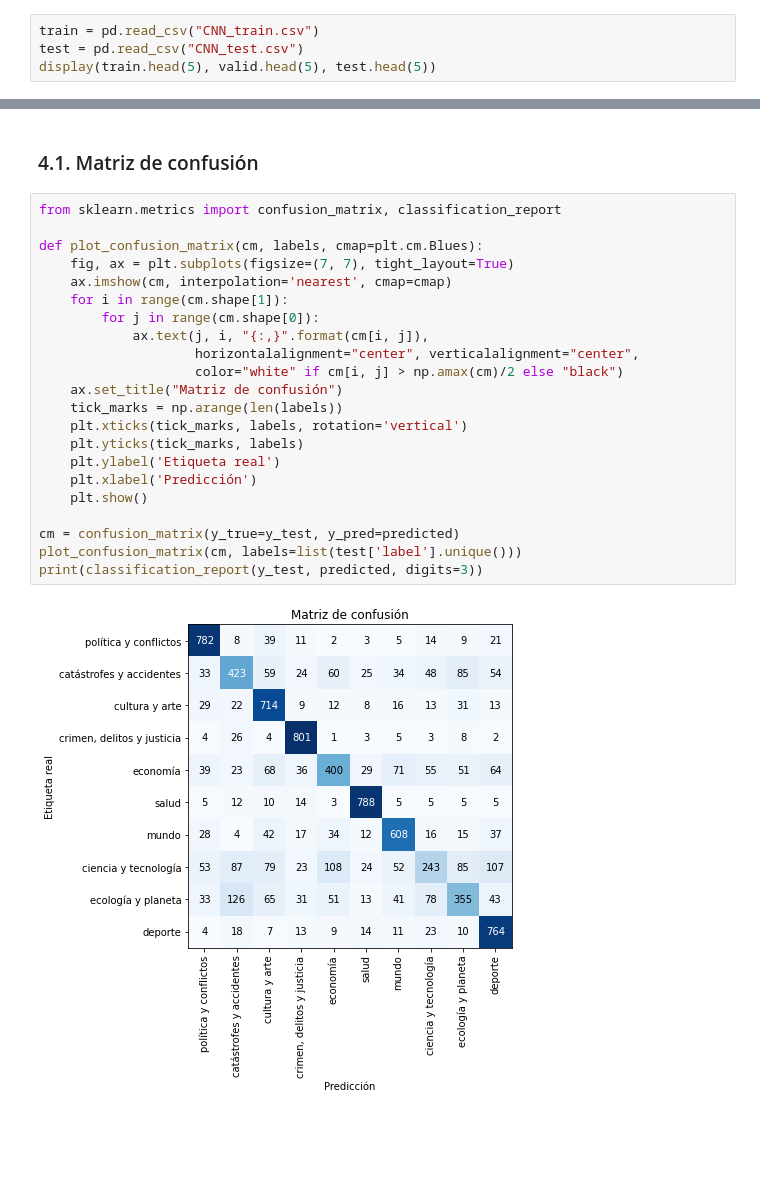
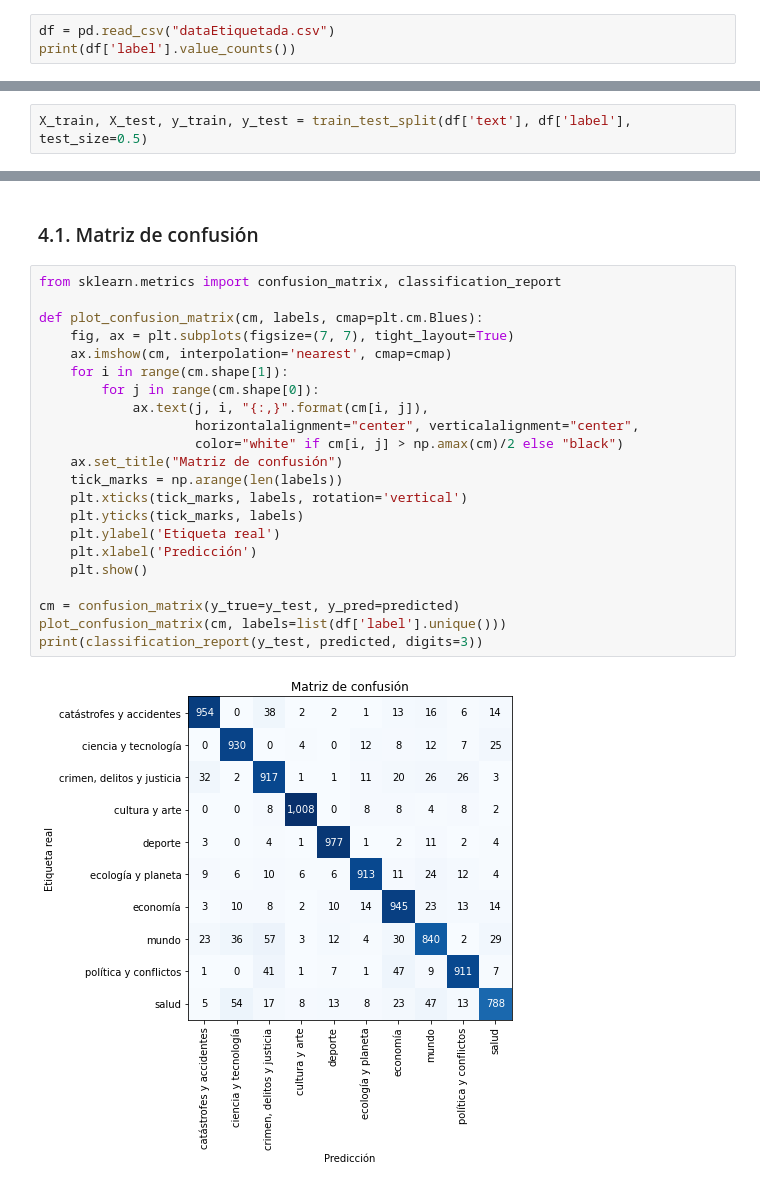
Before and after one commit to recmera/nlp-news-classification, a Jupyter notebook: 4-RandomForestClassifier.ipynb, the cells around one changed output, grey strips where cells are left out. Saved outputs shown, nothing was run; the diff lists cells and outputs as text; blank space fills up the shorter version.

```diff
--- a/4-RandomForestClassifier.ipynb
+++ b/4-RandomForestClassifier.ipynb
@@ -52,7 +52,6 @@ from tqdm import tqdm
 # %% [markdown]
 ### 1. Importación del dataset
 # %%
-train = pd.read_csv("CNN_train.csv")
-test = pd.read_csv("CNN_test.csv")
-display(train.head(5), valid.head(5), test.head(5))
+df = pd.read_csv("dataEtiquetada.csv")
+print(df['label'].value_counts())
 # %% [output]
@@ -96,3 +69,5 @@ y_test = test['label']
+# %%
+X_train, X_test, y_train, y_test = train_test_split(df['text'], df['label'], test_size=0.5)
 # %% [markdown]
 ### 2. Preprocesamiento y representación vectorial
 # %%
@@ -166,26 +141,26 @@ Logistic Regression Recall: 0.6887743145066791
 # %%
 from sklearn.metrics import confusion_matrix, classification_report
 
 def plot_confusion_matrix(cm, labels, cmap=plt.cm.Blues):
     fig, ax = plt.subplots(figsize=(7, 7), tight_layout=True)
     ax.imshow(cm, interpolation='nearest', cmap=cmap)
     for i in range(cm.shape[1]):
         for j in range(cm.shape[0]):
             ax.text(j, i, "{:,}".format(cm[i, j]),
                     horizontalalignment="center", verticalalignment="center",
                     color="white" if cm[i, j] > np.amax(cm)/2 else "black")
     ax.set_title("Matriz de confusión")
     tick_marks = np.arange(len(labels))
     plt.xticks(tick_marks, labels, rotation='vertical')
     plt.yticks(tick_marks, labels)
     plt.ylabel('Etiqueta real')
     plt.xlabel('Predicción')
     plt.show()
 
 cm = confusion_matrix(y_true=y_test, y_pred=predicted)
-plot_confusion_matrix(cm, labels=list(test['label'].unique()))
+plot_confusion_matrix(cm, labels=list(df['label'].unique()))
 print(classification_report(y_test, predicted, digits=3))
 # %% [output]
-[figure, old version]
+[figure, new version]
                             precision    recall  f1-score   support
 
```
Also changed, not shown: parts of 6 cells of this notebook, 1 other file.
